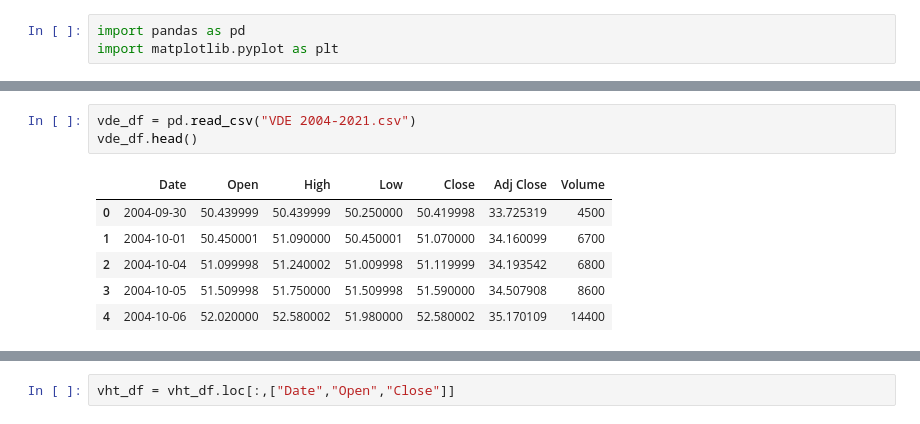
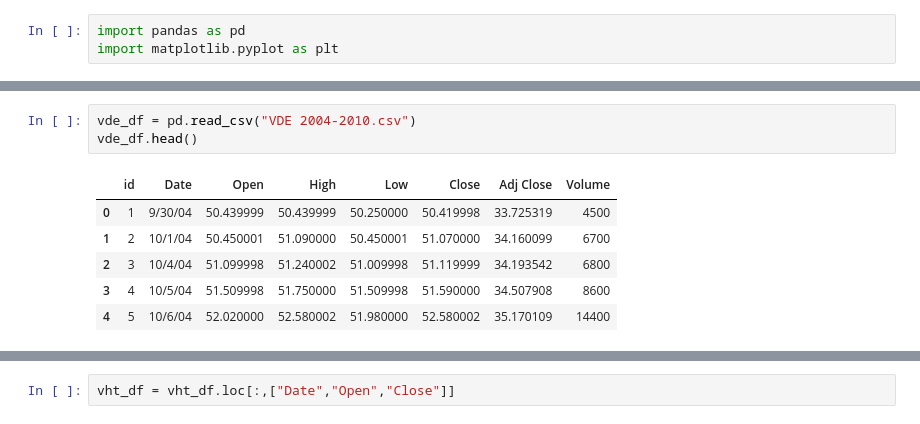
Before and after one commit to bwill09/Stock-Prediction-GROUP2, a Jupyter notebook: Final Project Code.ipynb, the cells around one changed output, grey strips where cells are left out. Drawn from its saved outputs; the diff is of its cells as text.

```diff
--- a/Final Project Code.ipynb
+++ b/Final Project Code.ipynb
@@ -14,10 +14,10 @@ spy_df.head()
 # %%
-vde_df = pd.read_csv("VDE 2004-2021.csv")
+vde_df = pd.read_csv("VDE 2004-2010.csv")
 vde_df.head()
 # %% [output]
-|  | Date | Open | High | Low | Close | Adj Close | Volume |
-| 0 | 2004-09-30 | 50.439999 | 50.439999 | 50.250000 | 50.419998 | 33.725319 | 4500 |
-| 1 | 2004-10-01 | 50.450001 | 51.090000 | 50.450001 | 51.070000 | 34.160099 | 6700 |
-| 2 | 2004-10-04 | 51.099998 | 51.240002 | 51.009998 | 51.119999 | 34.193542 | 6800 |
-| 3 | 2004-10-05 | 51.509998 | 51.750000 | 51.509998 | 51.590000 | 34.507908 | 8600 |
-| 4 | 2004-10-06 | 52.020000 | 52.580002 | 51.980000 | 52.580002 | 35.170109 | 14400 |
+|  | id | Date | Open | High | Low | Close | Adj Close | Volume |
+| 0 | 1 | 9/30/04 | 50.439999 | 50.439999 | 50.250000 | 50.419998 | 33.725319 | 4500 |
+| 1 | 2 | 10/1/04 | 50.450001 | 51.090000 | 50.450001 | 51.070000 | 34.160099 | 6700 |
+| 2 | 3 | 10/4/04 | 51.099998 | 51.240002 | 51.009998 | 51.119999 | 34.193542 | 6800 |
+| 3 | 4 | 10/5/04 | 51.509998 | 51.750000 | 51.509998 | 51.590000 | 34.507908 | 8600 |
+| 4 | 5 | 10/6/04 | 52.020000 | 52.580002 | 51.980000 | 52.580002 | 35.170109 | 14400 |
```
Also changed, not shown: parts of 13 cells of this notebook, 7 other files.
